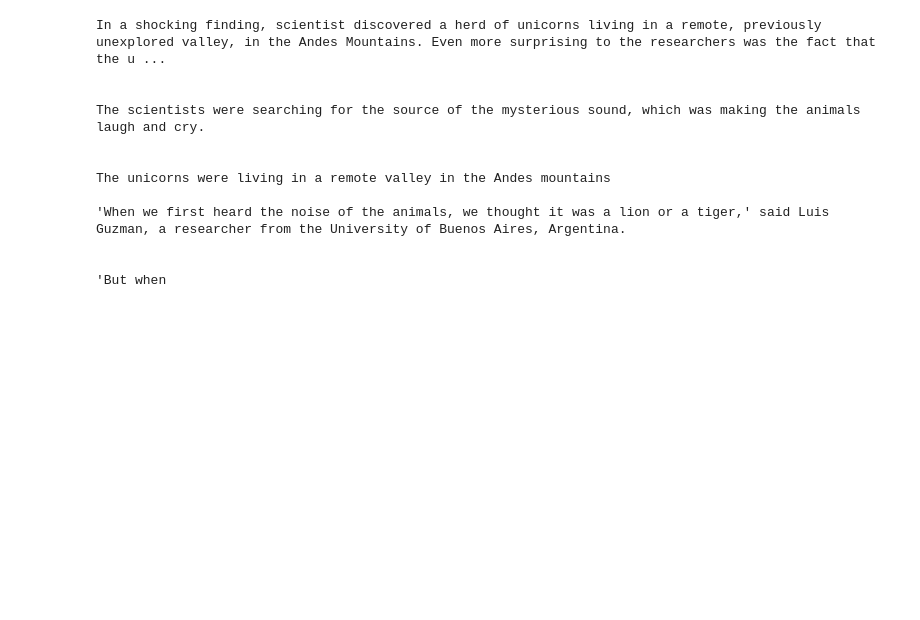
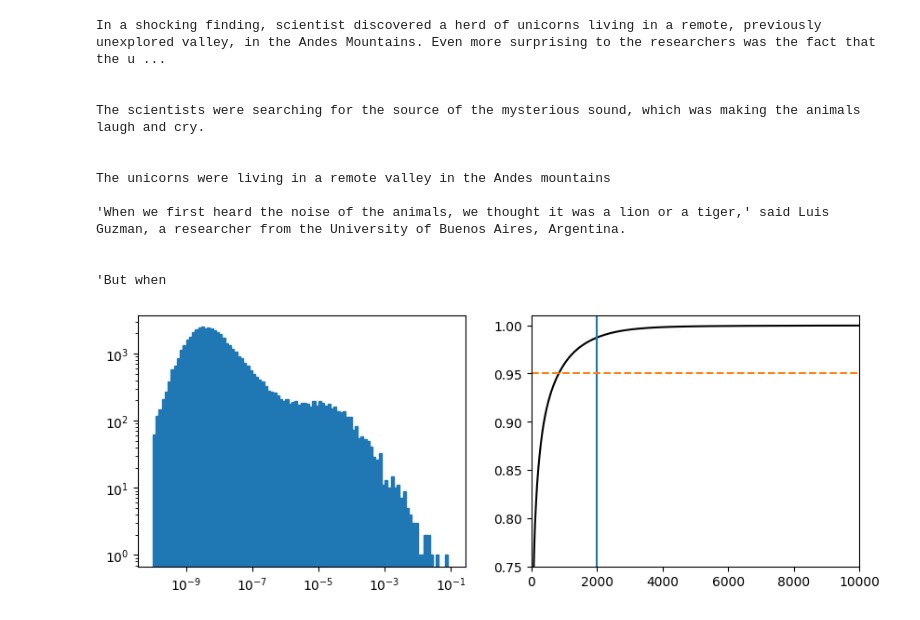
Before and after one commit to matteopilotto/notebooks, a Jupyter notebook: 05_text-generation_mp_v2.ipynb, the cells around one changed output. Cells and saved outputs as stored; diff of their text form; code cells hidden in the pictures; blank space fills up the shorter version.

```diff
--- a/05_text-generation_mp_v2.ipynb
+++ b/05_text-generation_mp_v2.ipynb
@@ -243,3 +243,18 @@ with torch.inference_mode():
     output = model(input_ids)
     next_token_logits = output.logits[:, -1, :]
     next_token_probs = F.softmax(next_token_logits, dim=-1).detach().cpu().numpy()
+# %%
+fig, axes = plt.subplots(nrows=1, ncols=2, figsize=(10, 3.5), dpi=100)
+
+axes[0].hist(next_token_probs[0], bins=np.logspace(-10, -1, 100), color="C0", edgecolor="C0")
+axes[0].set_xscale("log")
+axes[0].set_yscale("log")
+
+axes[1].plot(np.cumsum(np.sort(next_token_probs[0])[::-1]), color="black")
+axes[1].set_xlim([0, 10000])
+axes[1].set_ylim([0.75, 1.01])
+axes[1].vlines(x=2000, ymin=0, ymax=2, color="C0")
+axes[1].hlines(y=0.95, xmin=0, xmax=10000, color="C1", linestyles="--")
+plt.show()
+# %% [output]
+[figure, added]
```
Also changed, not shown: parts of 5 cells of this notebook.
